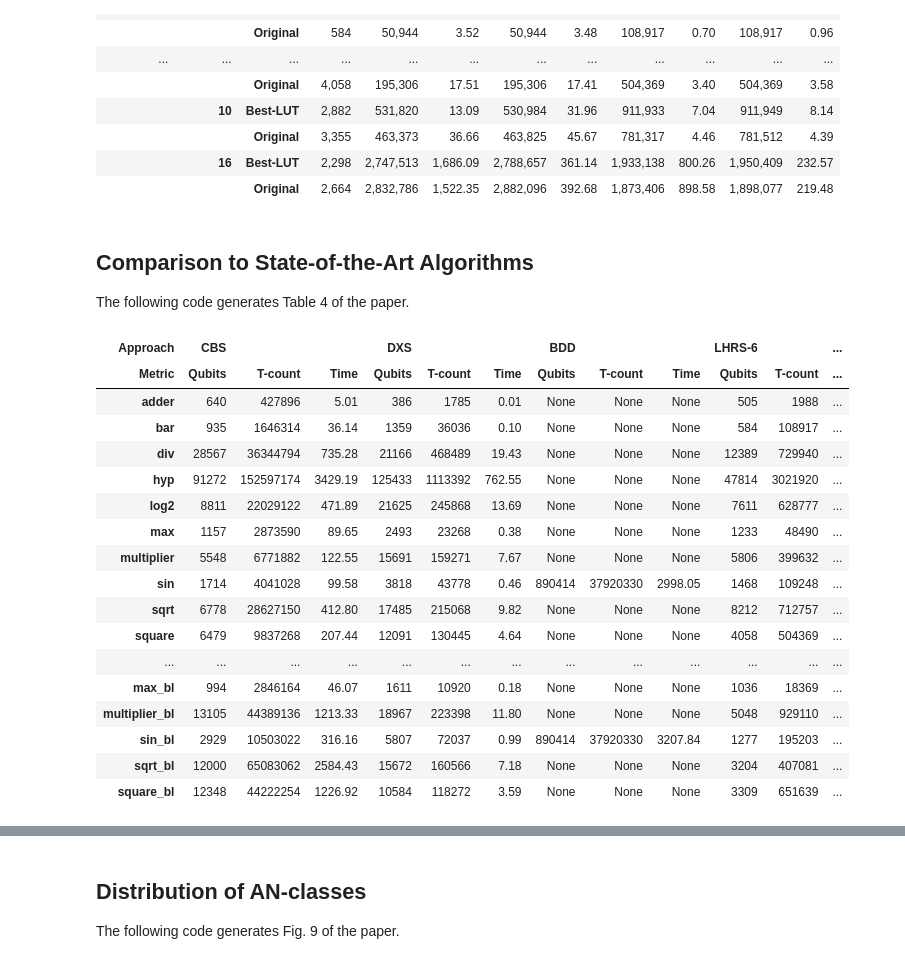
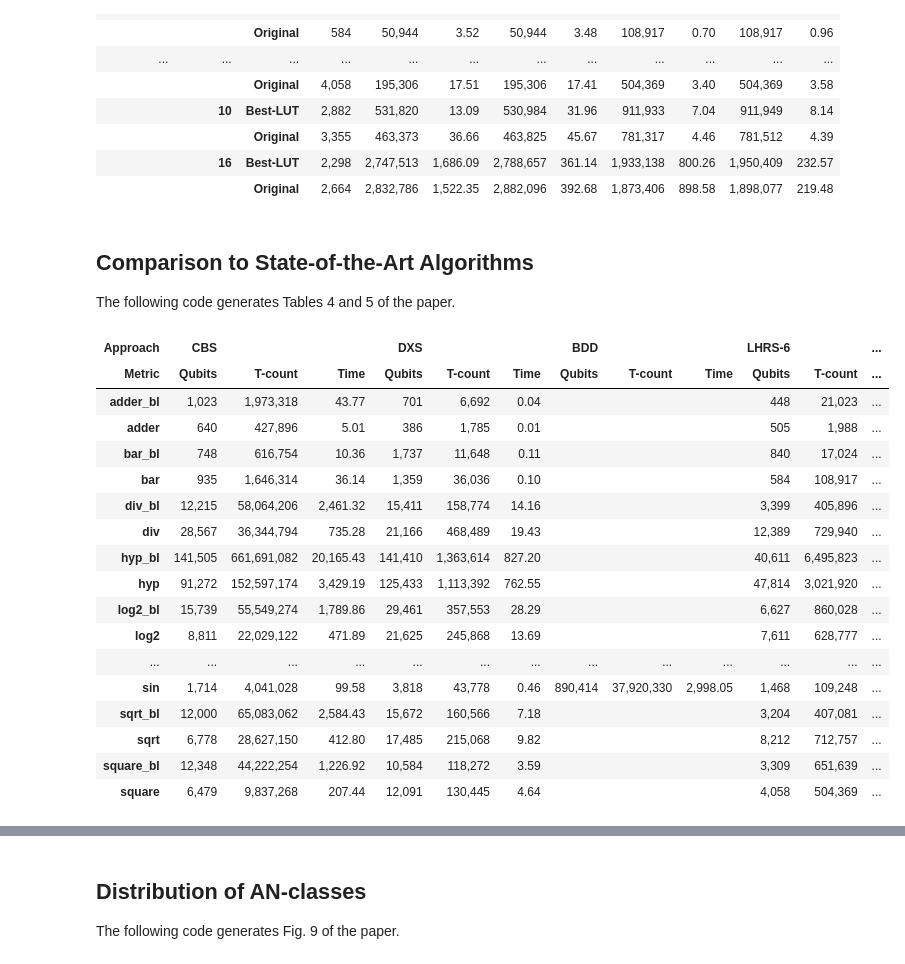
Before and after one commit to msoeken/lhrs-experiments, a Jupyter notebook: experimental_results.ipynb, the cells around one changed output, grey strips where cells are left out. Cells and saved outputs as stored; diff of their text form; code cells hidden in the pictures.

```diff
--- a/experimental_results.ipynb
+++ b/experimental_results.ipynb
@@ -121,37 +122,38 @@ table.style.format(thousand_sep)
 # %% [markdown]
 ## Comparison to State-of-the-Art Algorithms
 
-The following code generates Table 4 of the paper.
+The following code generates Tables 4 and 5 of the paper.
 # %%
+index = list(sum(zip(benchmarks_bl, benchmarks), ()))
 columns = pd.MultiIndex.from_product([["CBS", "DXS", "BDD", "LHRS-6", "LHRS-10", "LHRS-16"], ["Qubits", "T-count", "Time"]], names=["Approach", "Metric"])
 
-table = pd.DataFrame(index = benchmarks + benchmarks_bl, columns = columns)
+table = pd.DataFrame(index = index, columns = columns)
 
 for i, key in enumerate(["CBS", "DXS", "BDD", "LHRS-6-mindb-def_wo4", "LHRS-10-mindb-def_wo4", "LHRS-16-mindb-def_wo4"]):
     configuration = configurations_dict[key]
-    qubits, tcount, runtime = zip(*db.get_main_statistics(benchmarks + benchmarks_bl, configuration[1], configuration[2]))
+    qubits, tcount, runtime = zip(*db.get_main_statistics(index, configuration[1], configuration[2]))
 
     table.iloc[:,3 * i] = qubits
     table.iloc[:,3 * i + 1] = tcount
     table.iloc[:,3 * i + 2] = runtime
 
-table
+table.style.format(thousand_sep)
 # %% [output]
 | Approach | CBS |  |  | DXS |  |  | BDD |  |  | LHRS-6 |  | ... |
 | Metric | Qubits | T-count | Time | Qubits | T-count | Time | Qubits | T-count | Time | Qubits | T-count | ... |
-| adder | 640 | 427896 | 5.01 | 386 | 1785 | 0.01 | None | None | None | 505 | 1988 | ... |
-| bar | 935 | 1646314 | 36.14 | 1359 | 36036 | 0.10 | None | None | None | 584 | 108917 | ... |
-| div | 28567 | 36344794 | 735.28 | 21166 | 468489 | 19.43 | None | None | None | 12389 | 729940 | ... |
-| hyp | 91272 | 152597174 | 3429.19 | 125433 | 1113392 | 762.55 | None | None | None | 47814 | 3021920 | ... |
-| log2 | 8811 | 22029122 | 471.89 | 21625 | 245868 | 13.69 | None | None | None | 7611 | 628777 | ... |
-| max | 1157 | 2873590 | 89.65 | 2493 | 23268 | 0.38 | None | None | None | 1233 | 48490 | ... |
-| multiplier | 5548 | 6771882 | 122.55 | 15691 | 159271 | 7.67 | None | None | None | 5806 | 399632 | ... |
-| sin | 1714 | 4041028 | 99.58 | 3818 | 43778 | 0.46 | 890414 | 37920330 | 2998.05 | 1468 | 109248 | ... |
-| sqrt | 6778 | 28627150 | 412.80 | 17485 | 215068 | 9.82 | None | None | None | 8212 | 712757 | ... |
-| square | 6479 | 9837268 | 207.44 | 12091 | 130445 | 4.64 | None | None | None | 4058 | 504369 | ... |
+| adder_bl | 1,023 | 1,973,318 | 43.77 | 701 | 6,692 | 0.04 |  |  |  | 448 | 21,023 | ... |
+| adder | 640 | 427,896 | 5.01 | 386 | 1,785 | 0.01 |  |  |  | 505 | 1,988 | ... |
+| bar_bl | 748 | 616,754 | 10.36 | 1,737 | 11,648 | 0.11 |  |  |  | 840 | 17,024 | ... |
+| bar | 935 | 1,646,314 | 36.14 | 1,359 | 36,036 | 0.10 |  |  |  | 584 | 108,917 | ... |
+| div_bl | 12,215 | 58,064,206 | 2,461.32 | 15,411 | 158,774 | 14.16 |  |  |  | 3,399 | 405,896 | ... |
+| div | 28,567 | 36,344,794 | 735.28 | 21,166 | 468,489 | 19.43 |  |  |  | 12,389 | 729,940 | ... |
+| hyp_bl | 141,505 | 661,691,082 | 20,165.43 | 141,410 | 1,363,614 | 827.20 |  |  |  | 40,611 | 6,495,823 | ... |
+| hyp | 91,272 | 152,597,174 | 3,429.19 | 125,433 | 1,113,392 | 762.55 |  |  |  | 47,814 | 3,021,920 | ... |
+| log2_bl | 15,739 | 55,549,274 | 1,789.86 | 29,461 | 357,553 | 28.29 |  |  |  | 6,627 | 860,028 | ... |
+| log2 | 8,811 | 22,029,122 | 471.89 | 21,625 | 245,868 | 13.69 |  |  |  | 7,611 | 628,777 | ... |
 | ... | ... | ... | ... | ... | ... | ... | ... | ... | ... | ... | ... | ... |
-| max_bl | 994 | 2846164 | 46.07 | 1611 | 10920 | 0.18 | None | None | None | 1036 | 18369 | ... |
-| multiplier_bl | 13105 | 44389136 | 1213.33 | 18967 | 223398 | 11.80 | None | None | None | 5048 | 929110 | ... |
-| sin_bl | 2929 | 10503022 | 316.16 | 5807 | 72037 | 0.99 | 890414 | 37920330 | 3207.84 | 1277 | 195203 | ... |
-| sqrt_bl | 12000 | 65083062 | 2584.43 | 15672 | 160566 | 7.18 | None | None | None | 3204 | 407081 | ... |
-| square_bl | 12348 | 44222254 | 1226.92 | 10584 | 118272 | 3.59 | None | None | None | 3309 | 651639 | ... |
+| sin | 1,714 | 4,041,028 | 99.58 | 3,818 | 43,778 | 0.46 | 890,414 | 37,920,330 | 2,998.05 | 1,468 | 109,248 | ... |
+| sqrt_bl | 12,000 | 65,083,062 | 2,584.43 | 15,672 | 160,566 | 7.18 |  |  |  | 3,204 | 407,081 | ... |
+| sqrt | 6,778 | 28,627,150 | 412.80 | 17,485 | 215,068 | 9.82 |  |  |  | 8,212 | 712,757 | ... |
+| square_bl | 12,348 | 44,222,254 | 1,226.92 | 10,584 | 118,272 | 3.59 |  |  |  | 3,309 | 651,639 | ... |
+| square | 6,479 | 9,837,268 | 207.44 | 12,091 | 130,445 | 4.64 |  |  |  | 4,058 | 504,369 | ... |
```
Also changed, not shown: parts of 3 cells of this notebook, 2 other files.
